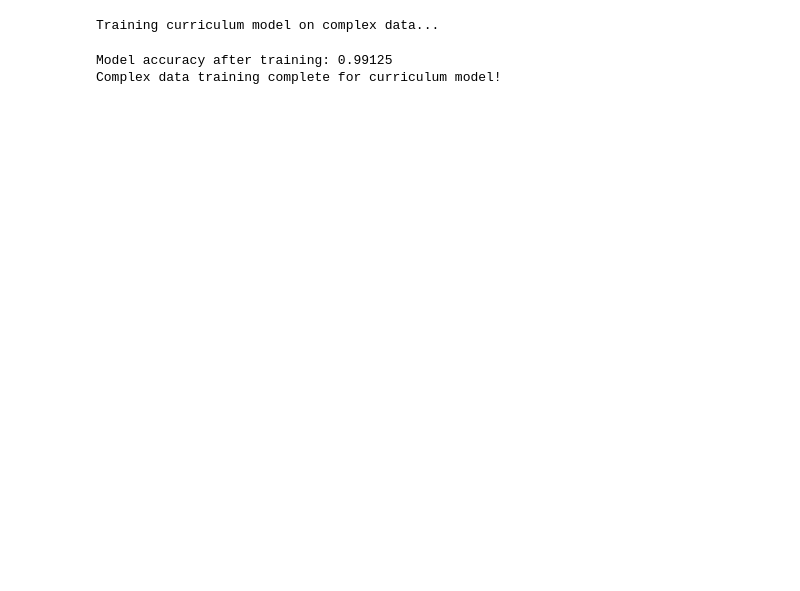
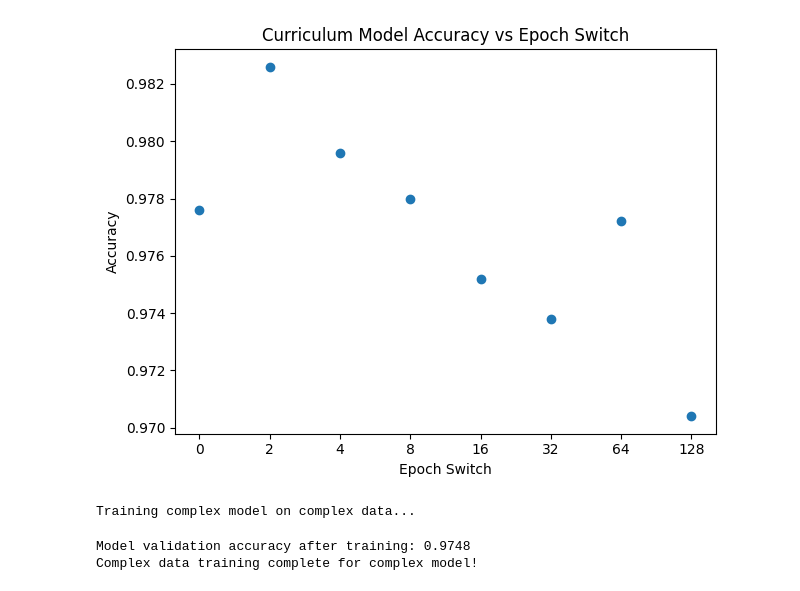
Before and after one commit to jonathonacarl/curriculum-learning, a Jupyter notebook: curriculum-learning.ipynb, the cells around one changed output. Drawn from its saved outputs; the diff is of its cells as text; code cells hidden in the pictures; blank space fills up the shorter version.

```diff
--- a/curriculum-learning.ipynb
+++ b/curriculum-learning.ipynb
@@ -306,0 +323,11 @@ num_epochs = 256
+# %%
+input_size = image_size * image_size
+output_size = 6
+
+# Hyperparameters to tune
+param_grid = {
+    'hidden_sizes': [32, 64, 128, 256],
+    'learning_rates' : [0.001, 0.01, 0.1]
+}
+
+best_params, best_acc = grid_search(param_grid, train_loader_complex, input_size=input_size, val_loader=val_loader_complex)
@@ -307 +362,10 @@ num_epochs = 256
+# %%
+hidden_size = best_params['hidden_size']
+learning_rate = best_params['learning_rate']
+ce_loss = nn.CrossEntropyLoss()
+num_epochs = 256
+
+print("Optimal hyperparameters selected by maximizing complex validation accuracy.")
+print(f"Hidden layer size: {hidden_size}")
+print(f"Learning rate: {learning_rate}")
 # %%
@@ -315,21 +385,29 @@ Model accuracy after training: 0.8419
 Basic data training complete for basic model!
 # %%
+model_curriculum = FeedForward(input_size=input_size,
+                               hidden_size=hidden_size, output_size=output_size)
+
+optimizer_curriculum = optim.Adam(
+    model_curriculum.parameters(), lr=learning_rate)
+
 # train the curriculum model on the basic dataset first, then the complex one
 print("Training curriculum models...")
 
 curriculum_models = []
 currciulum_accs = []
-for i in range(0, 128 + 1, 2 ** i):
-
+for i in range(0, 7 + 1):
+    switch_epoch = 0 if i == 0 else 2**i
+    print(f'Training curriculum model at switch epoch={switch_epoch}')
     model, acc = train_model(model=model_curriculum, loader=train_loader_basic,
                         loss_fn=ce_loss, optimizer=optimizer_curriculum,
                         num_epochs=num_epochs, verbose=False,
                         switch_loader=train_loader_complex,
-                        switch_epoch=i)
+                        val_loader=val_loader_complex,
+                        switch_epoch=switch_epoch)
     curriculum_models.append(model) # curriculum model at index i is trained at switch_epoch 2 ** i
     currciulum_accs.append(acc)
 
-    print(f"Curriculum model at switch epoch {i} completed training!")
+    print(f"Validation accuracy of model at switch epoch {switch_epoch}: {acc}")
 
 print("All curriculum models completed training!")
 # %% [output]
@@ -339,18 +441,30 @@ Basic data training complete for curriculum model!
 # %%
-plt.plot(currciulum_accs, [i for i in range(0, 128 + 1, 2 ** i)])
+x_indices = list(range(8))
+switch_epochs = [0] + [2**i for i in range(1, 8)]
+plt.plot(x_indices, currciulum_accs, marker='o', linestyle='None')
 plt.xlabel('Epoch Switch')
 plt.ylabel('Accuracy')
 plt.title('Curriculum Model Accuracy vs Epoch Switch')
+plt.xticks(x_indices, switch_epochs)
+plt.tight_layout()
+plt.show()
+# %% [output]
+[figure, added]
 # %%
+model_complex = FeedForward(input_size=input_size,
+                            hidden_size=hidden_size, output_size=output_size)
 
-print("Training curriculum model on complex data...")
-optimizer_curriculum = optim.Adam(model_curriculum.parameters(), lr=0.001) # update optimizer based on first training
-model_curriculum = train_model(model=model_curriculum, loader=train_loader_complex,
-                               loss_fn=ce_loss, optimizer=optimizer_curriculum, num_epochs=num_epochs, verbose=False)
+optimizer_complex = optim.Adam(model_complex.parameters(), lr=learning_rate)
 
-print("Complex data training complete for curriculum model!")
+print("Training complex model on complex data...")
+
+model_complex, _ = train_model(model=model_complex, loader=train_loader_complex,
+                         loss_fn=ce_loss, optimizer=optimizer_complex, num_epochs=num_epochs,
+                         val_loader=val_loader_complex, verbose=False)
+
+print("Complex data training complete for complex model!")
 # %% [output]
-Training curriculum model on complex data...
+Training complex model on complex data...
-Model accuracy after training: 0.99125
-Complex data training complete for curriculum model!
+Model validation accuracy after training: 0.9748
+Complex data training complete for complex model!
 # %%
```
Also changed, not shown: parts of 11 cells of this notebook.
